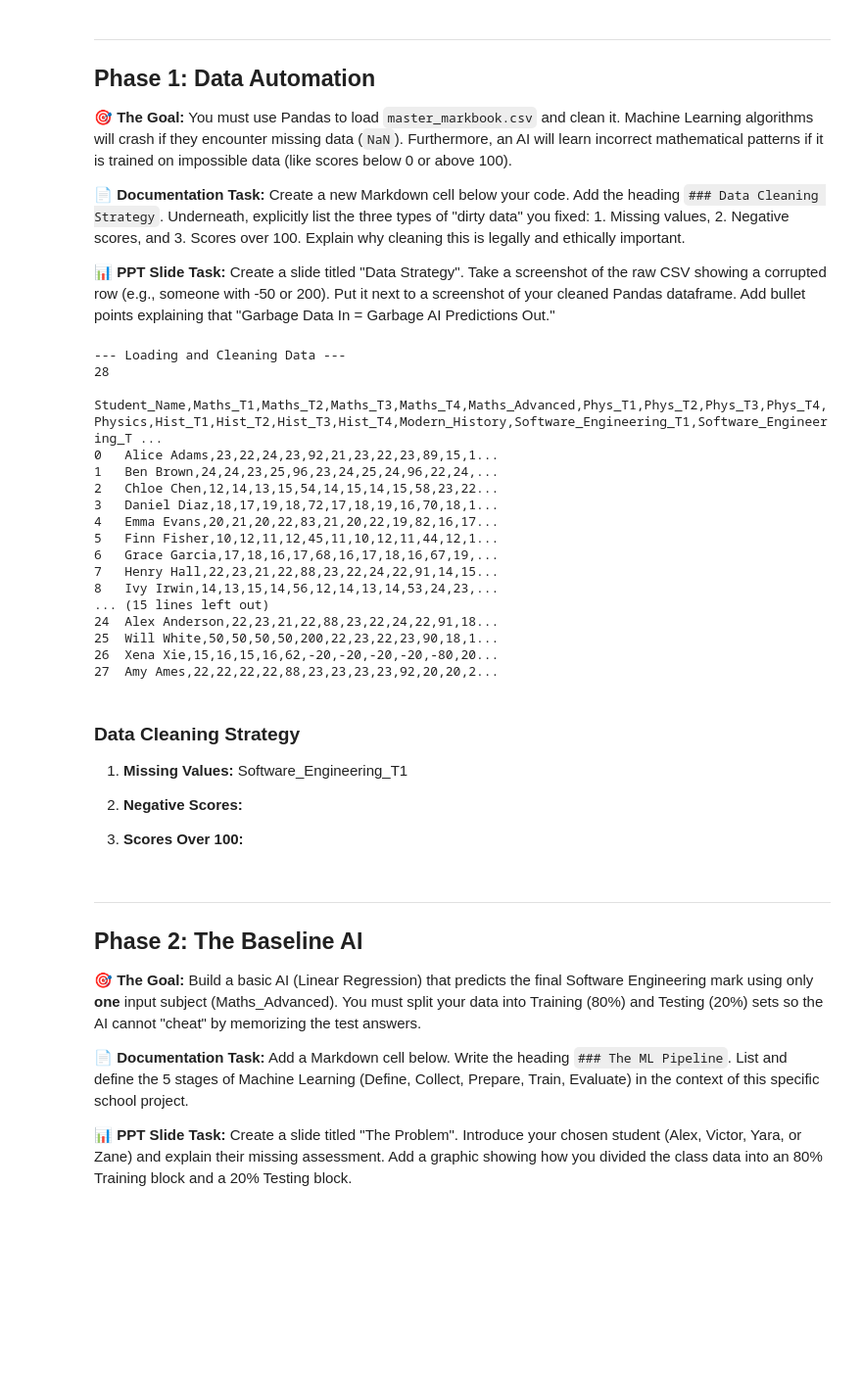
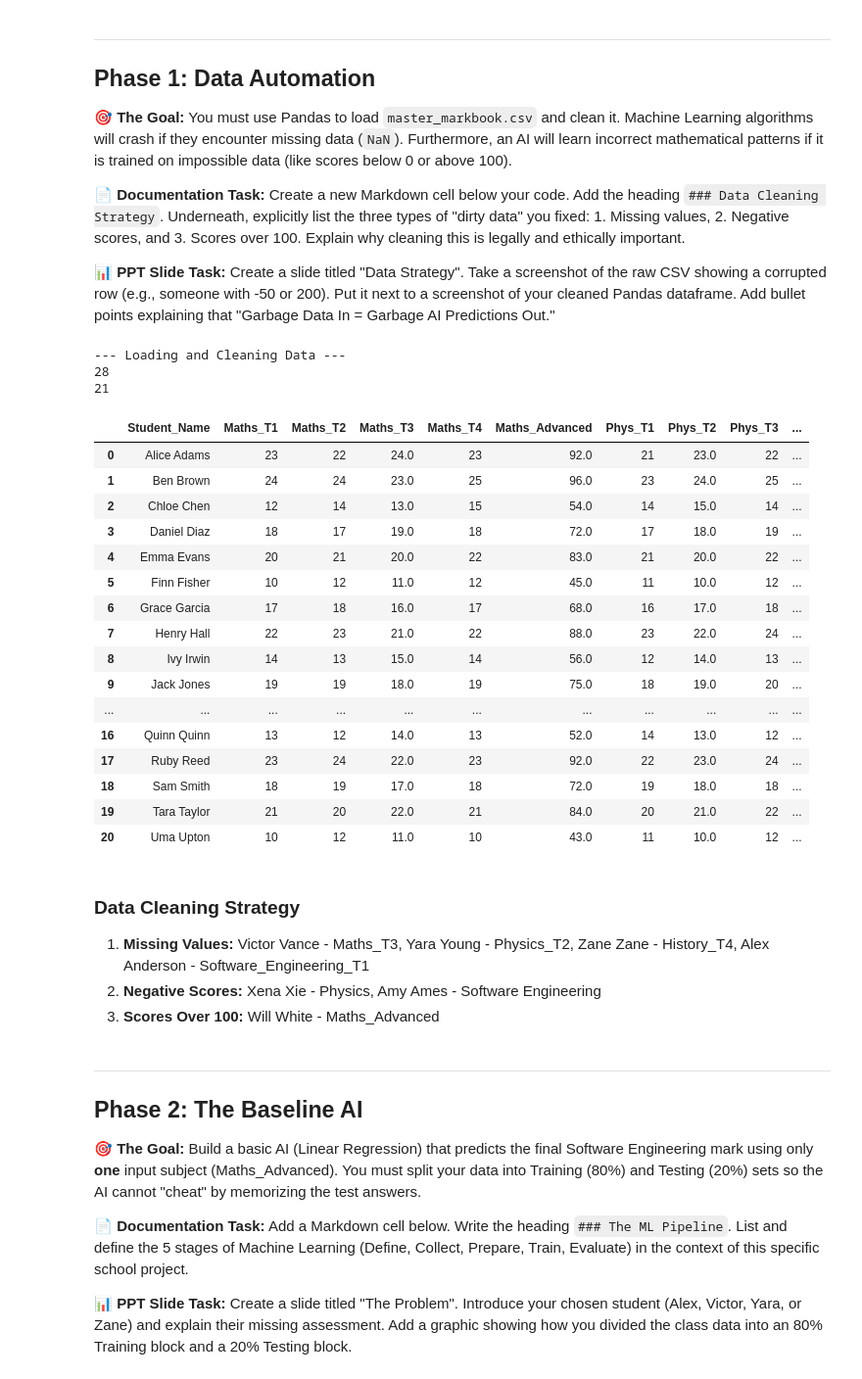
Before and after one commit to Inigo-Diaz/YR12-Academic-Predictor, a Jupyter notebook: task_3_student_codebook.ipynb, the cells around one changed output. Shown at 98% size. Cells and saved outputs as stored; diff of their text form; code cells hidden in the pictures; blank space fills up the shorter version.

Commit message:
Finished Data Automation that filters invalid values

```diff
--- a/task_3_student_codebook.ipynb
+++ b/task_3_student_codebook.ipynb
@@ -48,42 +48,53 @@ Requirement already satisfied: kiwisolver>=1.3.1 in /usr/local/python/3.12.1/lib
 # %%
 print("--- Loading and Cleaning Data ---")
 
-# TODO 1: Load the raw dataset into a variable called df_raw (Hint: use encoding='latin-1' to avoid Unicode errors)
-df_raw = pd.read_csv('master_markbook.csv', sep='\t', encoding='latin-1') # sep='\t' means tab-separated
-# TODO 2: Print the length (number of rows) of df_raw so you know your starting number.
+# Prints the full DataFrame without truncation (for debugging purposes)
+pd.set_option('display.max_rows', None)
+pd.set_option('display.max_columns', None)
+pd.set_option('display.width', None)
+
+# Loads the raw dataset into a variable called 'df_raw'
+df_raw = pd.read_csv('master_markbook.csv', sep=',', encoding='latin-1') # sep=',' means comma-separated | encoding='latin-1' avoids Unicode errors
+# Prints the length (number of rows) of 'df_raw' to know the starting number.
 print(len(df_raw))
-print(df_raw)
-# TODO 3: Create a new variable called df_clean. Use the Pandas .dropna() method to delete any rows with missing data.
-
-# TODO 4: Update df_clean by filtering it. You must only keep rows where 'Maths_Advanced', 'Physics', and 'Software_Engineering_Final' are .between(0, 100).
-
-# TODO 5: Print the length of df_clean. (You should have fewer rows than you started with!)
+df_raw
+# Creates a new variable called 'df_clean.' and the Pandas '.dropna()' method to delete any rows with missing data.
+df_clean = df_raw.dropna()
+# Updates 'df_clean' by filtering it (Only keep rows where marks are .between(0, 100).)
+df_clean = df_clean[df_clean['Maths_Advanced'].between(0, 100) & df_clean['Physics'].between(0, 100) & df_clean['Software_Engineering_Final'].between(0, 100)]
+# Prints the length of df_clean. (Database should have fewer rows than before)
+print(len(df_clean))
+df_clean
 # %% [output]
 --- Loading and Cleaning Data ---
 28
-   Student_Name,Maths_T1,Maths_T2,Maths_T3,Maths_T4,Maths_Advanced,Phys_T1,Phys_T2,Phys_T3,Phys_T4,Physics,Hist_T1,Hist_T2,Hist_T3,Hist_T4,Modern_History,Software_Engineering_T1,Software_Engineering_T ...
-0   Alice Adams,23,22,24,23,92,21,23,22,23,89,15,1...
-1   Ben Brown,24,24,23,25,96,23,24,25,24,96,22,24,...
-2   Chloe Chen,12,14,13,15,54,14,15,14,15,58,23,22...
-3   Daniel Diaz,18,17,19,18,72,17,18,19,16,70,18,1...
-4   Emma Evans,20,21,20,22,83,21,20,22,19,82,16,17...
-5   Finn Fisher,10,12,11,12,45,11,10,12,11,44,12,1...
-6   Grace Garcia,17,18,16,17,68,16,17,18,16,67,19,...
-7   Henry Hall,22,23,21,22,88,23,22,24,22,91,14,15...
-8   Ivy Irwin,14,13,15,14,56,12,14,13,14,53,24,23,...
-... (15 lines left out)
-24  Alex Anderson,22,23,21,22,88,23,22,24,22,91,18...
-25  Will White,50,50,50,50,200,22,23,22,23,90,18,1...
-26  Xena Xie,15,16,15,16,62,-20,-20,-20,-20,-80,20...
-27  Amy Ames,22,22,22,22,88,23,23,23,23,92,20,20,2...
+21
+|  | Student_Name | Maths_T1 | Maths_T2 | Maths_T3 | Maths_T4 | Maths_Advanced | Phys_T1 | Phys_T2 | Phys_T3 | ... |
+| 0 | Alice Adams | 23 | 22 | 24.0 | 23 | 92.0 | 21 | 23.0 | 22 | ... |
+| 1 | Ben Brown | 24 | 24 | 23.0 | 25 | 96.0 | 23 | 24.0 | 25 | ... |
+| 2 | Chloe Chen | 12 | 14 | 13.0 | 15 | 54.0 | 14 | 15.0 | 14 | ... |
+| 3 | Daniel Diaz | 18 | 17 | 19.0 | 18 | 72.0 | 17 | 18.0 | 19 | ... |
+| 4 | Emma Evans | 20 | 21 | 20.0 | 22 | 83.0 | 21 | 20.0 | 22 | ... |
+| 5 | Finn Fisher | 10 | 12 | 11.0 | 12 | 45.0 | 11 | 10.0 | 12 | ... |
+| 6 | Grace Garcia | 17 | 18 | 16.0 | 17 | 68.0 | 16 | 17.0 | 18 | ... |
+| 7 | Henry Hall | 22 | 23 | 21.0 | 22 | 88.0 | 23 | 22.0 | 24 | ... |
+| 8 | Ivy Irwin | 14 | 13 | 15.0 | 14 | 56.0 | 12 | 14.0 | 13 | ... |
+| 9 | Jack Jones | 19 | 19 | 18.0 | 19 | 75.0 | 18 | 19.0 | 20 | ... |
+| ... | ... | ... | ... | ... | ... | ... | ... | ... | ... | ... |
+| 16 | Quinn Quinn | 13 | 12 | 14.0 | 13 | 52.0 | 14 | 13.0 | 12 | ... |
+| 17 | Ruby Reed | 23 | 24 | 22.0 | 23 | 92.0 | 22 | 23.0 | 24 | ... |
+| 18 | Sam Smith | 18 | 19 | 17.0 | 18 | 72.0 | 19 | 18.0 | 18 | ... |
+| 19 | Tara Taylor | 21 | 20 | 22.0 | 21 | 84.0 | 20 | 21.0 | 22 | ... |
+| 20 | Uma Upton | 10 | 12 | 11.0 | 10 | 43.0 | 11 | 10.0 | 12 | ... |
 # %% [markdown]
 ### Data Cleaning Strategy
 
 1. **Missing Values:**
-  Software_Engineering_T1
+  Victor Vance - Maths_T3, Yara Young - Physics_T2, Zane Zane - History_T4, Alex Anderson - Software_Engineering_T1
 2. **Negative Scores:**
-
+  Xena Xie - Physics, Amy Ames - Software Engineering
 3. **Scores Over 100:**
+  Will White - Maths_Advanced
 # %% [markdown]
 ---
 ## Phase 2: The Baseline AI
```
Also changed, not shown: parts of 2 cells of this notebook.
